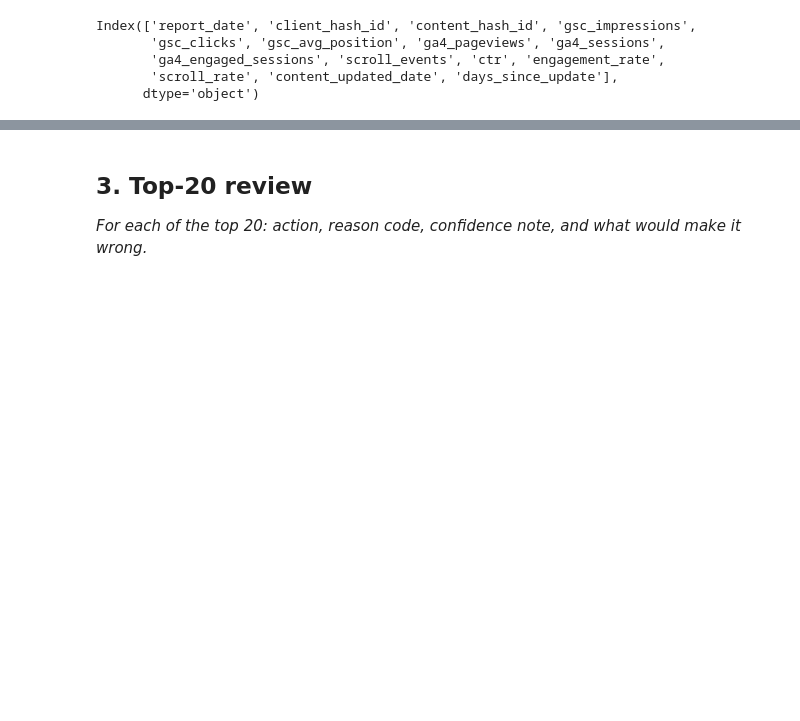
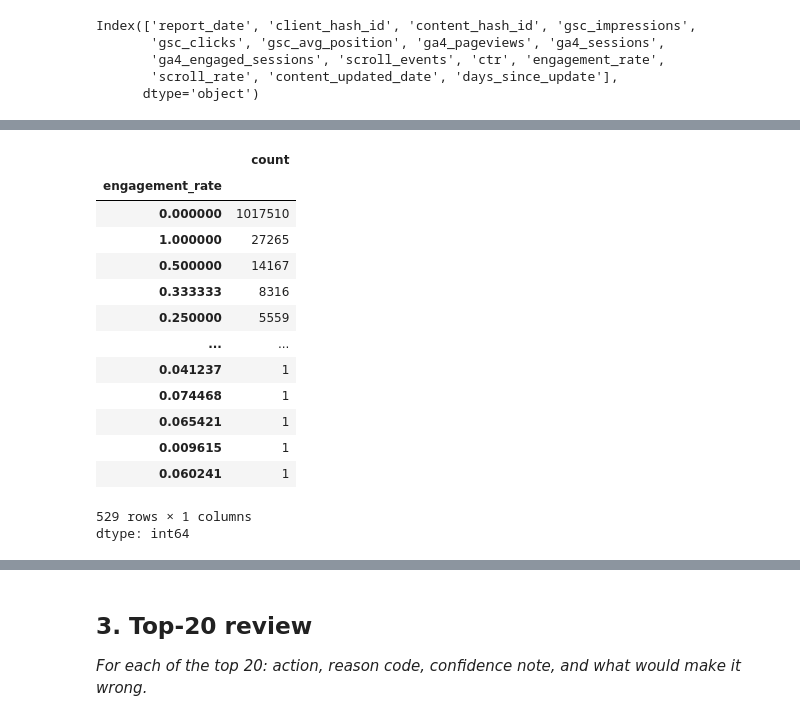
Before and after one commit to MuhammadFaizan0023/FlyRank_ML_internship_repo, a Jupyter notebook: work/notebooks/w04_baseline_score.ipynb, the cells around one changed output, grey strips where cells are left out. Drawn from its saved outputs; the diff is of its cells as text; code cells hidden in the pictures; blank space fills up the shorter version.

```diff
--- a/work/notebooks/w04_baseline_score.ipynb
+++ b/work/notebooks/w04_baseline_score.ipynb
@@ -143,5 +118,5 @@ files.download('work/outputs/updated_features.csv')
 # %%
 dimf_content = con.sql(f"""
-    SELECT content_hash_id, content_updated_date
+    SELECT client_hash_id, content_hash_id, content_updated_date
     FROM {TABLES['dim_content']}
 """).df()
@@ -148,14 +125,11 @@ dimf_content = con.sql(f"""
 # %%
-# This cell is for CODE (numbers, a query, a check).
-# Write your text answer in the cell ABOVE this one — typing sentences here breaks Run All.
-
 clients_last_3m["ctr"] = clients_last_3m["gsc_clicks"] / clients_last_3m["gsc_impressions"]
 clients_last_3m["engagement_rate"] = clients_last_3m["ga4_engaged_sessions"] / clients_last_3m["ga4_sessions"]
 clients_last_3m["scroll_rate"] = clients_last_3m["scroll_events"] / clients_last_3m["ga4_pageviews"].replace(0, pd.NA)
 clients_last_3m = clients_last_3m.merge(
     dimf_content,
-    on="content_hash_id",
-    how="left"          # keep all fact rows even if a page is missing from dim_content
+    on=("client_hash_id", "content_hash_id"),
+    how="left"
 )
 reference_date = clients_last_3m["report_date"].max()
 clients_last_3m["days_since_update"] = (reference_date - clients_last_3m["content_updated_date"]).dt.days
@@ -201,0 +165,30 @@ scroll_rate_threshold = 300
+# %%
+# SIGNAL 1:
+clients_last_3m["position_bucket"] = pd.cut(
+    clients_last_3m["gsc_avg_position"],
+    bins=[0, 3, 10, 20, 100, 100000],
+    labels=["1-3", "4-10", "11-20", "21-100", "100+"]
+)
+
+signal1 = clients_last_3m.groupby("position_bucket").agg(
+    avg_ctr=("ctr", "mean"),
+    n=("content_hash_id", "count")
+)
+print("=== Signal 1: CTR-vs-position ===")
+print(signal1)
+print("Verdict: MIXED if avg_ctr decreases as position bucket gets worse but we can see if position crosses 100 then there is increase in average ctr")
+
+# SIGNAL 2:
+clients_last_3m["engagement_bucket"] = pd.cut(
+    clients_last_3m["engagement_rate"],
+    bins=[0, 0.25, 0.5, 0.75, 1.0],
+    labels=["low", "medium", "high", "very_high"]
+)
+
+signal2 = clients_last_3m.groupby("engagement_bucket").agg(
+    avg_scroll_rate=("scroll_rate", "mean"),
+    n=("content_hash_id", "count")
+)
+print("=== Signal 2: Engagement rate vs Scroll rate ===")
+print(signal2)
+print("Verdict: CONFIRMED if engagement is high the average scroll rate will also be high")
@@ -201,0 +235,18 @@ scroll_rate_threshold = 300
+# %%
+clients_last_3m["engagement_rate"].value_counts()
+# %% [output]
+|  | count |
+| engagement_rate |  |
+| 0.000000 | 1017510 |
+| 1.000000 | 27265 |
+| 0.500000 | 14167 |
+| 0.333333 | 8316 |
+| 0.250000 | 5559 |
+| ... | ... |
+| 0.041237 | 1 |
+| 0.074468 | 1 |
+| 0.065421 | 1 |
+| 0.009615 | 1 |
+| 0.060241 | 1 |
+529 rows × 1 columns
+dtype: int64
```
Also changed, not shown: parts of 44 cells of this notebook.
